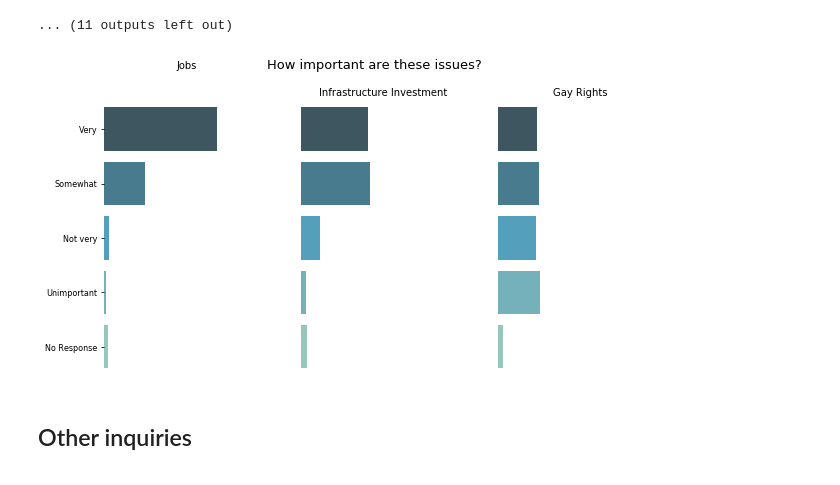
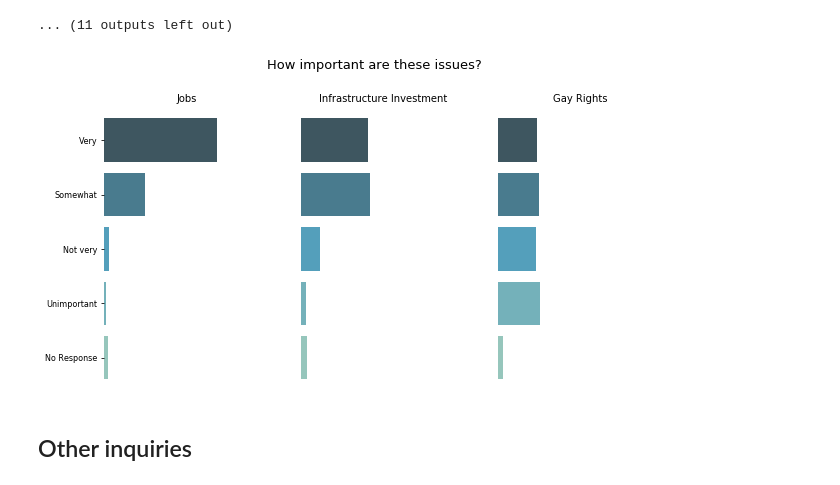
Before and after one commit to ali0003433/predict-by-issue-prioritization, a Jupyter notebook: notebooks/appendix.ipynb, the cells around one changed output. Cells and saved outputs as stored; diff of their text form; code cells hidden in the pictures.

Commit message:
Edit jobs/inf/gay chart

```diff
--- a/notebooks/appendix.ipynb
+++ b/notebooks/appendix.ipynb
@@ -150,37 +150,37 @@ sns.barplot(x = jobs_freq, y = scale_x, palette='GnBu_d' ,ax=ax1)
 sns.barplot(x = infra_freq, y = scale_x, palette='GnBu_d' ,ax=ax2)
 sns.barplot(x = gay_freq, y = scale_x, palette='GnBu_d' ,ax=ax3)
 ax1.set_xlim(0,1)
 ax2.set_xlim(0,1)
 ax3.set_xlim(0,1)
 ax2.get_yaxis().set_visible(False)
 ax3.get_yaxis().set_visible(False)
 ax1.spines['right'].set_visible(False)
 ax1.spines['top'].set_visible(False)
 ax1.spines['left'].set_visible(False)
 
 ax2.spines['left'].set_visible(False)
 ax2.spines['right'].set_visible(False)
 ax2.spines['top'].set_visible(False)
 ax3.spines['left'].set_visible(False)
 ax3.spines['right'].set_visible(False)
 ax3.spines['top'].set_visible(False)
 ax1.spines['bottom'].set_visible(False)
 ax2.spines['bottom'].set_visible(False)
 ax3.spines['bottom'].set_visible(False)
 ax1.set_xticks([])
 ax2.set_xticks([])
 ax3.set_xticks([])
 ax1.set_xlabel('')
 ax2.set_xlabel('')
 ax3.set_xlabel('')
 ax1.tick_params(axis = 'y', labelsize=8)
 ax1.set_title('Jobs', fontdict={'fontsize': 10, 'fontweight': 'light'}, y=1.02)
-ax2.set_title('Infrastructure Investment', fontdict={'fontsize': 10, 'fontweight': 'light'})
-ax3.set_title('Gay Rights', fontdict={'fontsize': 10, 'fontweight': 'light'})
-fig.suptitle('How important are these issues?', y=1, fontsize=13, ha='center')
+ax2.set_title('Infrastructure Investment', fontdict={'fontsize': 10, 'fontweight': 'light'}, y=1.02)
+ax3.set_title('Gay Rights', fontdict={'fontsize': 10, 'fontweight': 'light'}, y=1.02)
+fig.suptitle('How important are these issues?', y=1.03, fontsize=13, ha='center')
 plt.savefig('jobs_inf_gay.png')
 # %% [output]
-[figure, old version]
+[figure, new version]
 # %% [markdown]
 ## Other inquiries
 # %%
```
Also changed, not shown: 1 other file.
